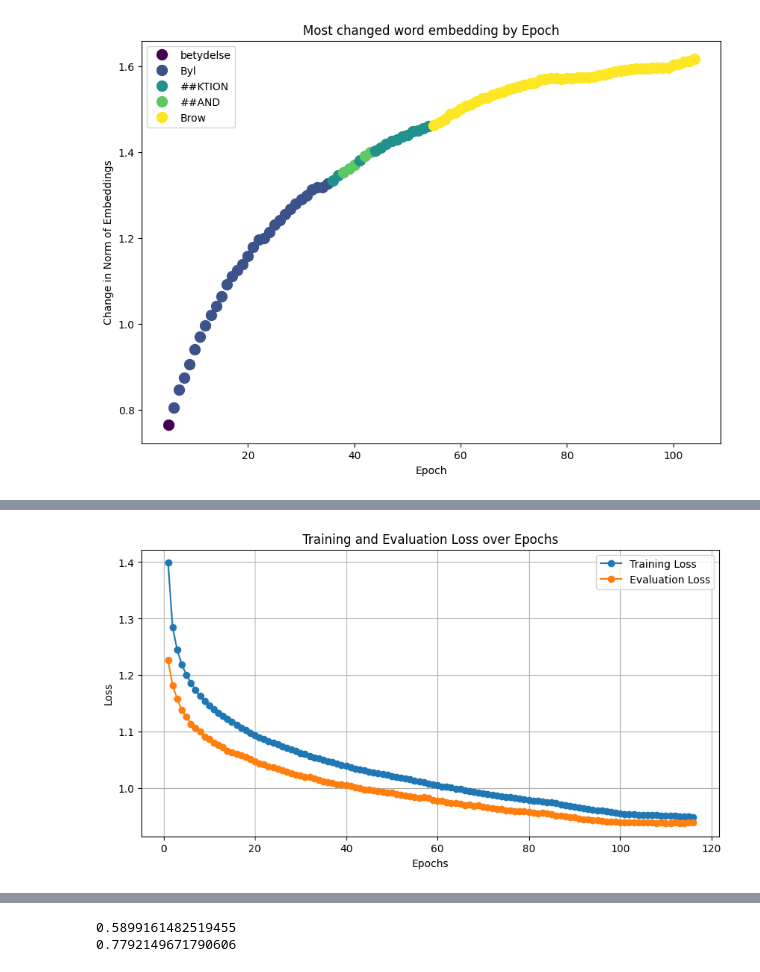
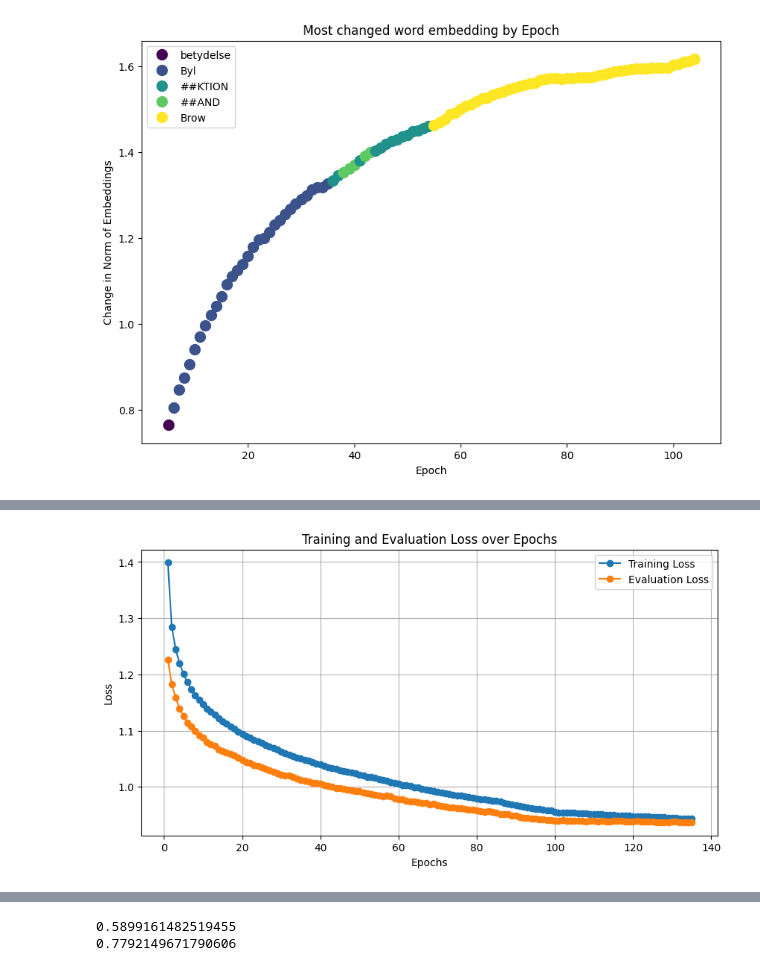
Before and after one commit to swerik-project/pretraining_plm, a Jupyter notebook: finetuning.ipynb, the cells around one changed output, grey strips where cells are left out. Saved outputs shown, nothing was run; the diff lists cells and outputs as text; code cells hidden in the pictures.

```diff
--- a/finetuning.ipynb
+++ b/finetuning.ipynb
@@ -364,38 +364,38 @@ import matplotlib.pyplot as plt
 with open("finetuning/finetuning_hugging_whitespace-finetuned-imdb/checkpoint-5667750/trainer_state.json",'r') as file :
     data_prev=json.load(file)
 
-with open("finetuning_hugging_whitespace_bis-finetuned-imdb/checkpoint-973250/trainer_state.json", 'r') as file:
+with open("finetuning_hugging_whitespace_bis-finetuned-imdb/checkpoint-2061000/trainer_state.json", 'r') as file:
     data = json.load(file)
 
 train_loss = []
 eval_loss = []
 epoch_train = []
 epoch_test=[]
 
 for entry in data_prev['log_history']:
     if 'loss' in entry:
         train_loss.append(entry['loss'])
         epoch_train.append((entry['epoch']))
     elif 'eval_loss' in entry:
         eval_loss.append(entry['eval_loss'])
         epoch_test.append((entry['epoch']))
 
 for entry in data['log_history']:
     if 'loss' in entry:
         train_loss.append(entry['loss'])
         epoch_train.append((entry['epoch']))
     elif 'eval_loss' in entry:
         eval_loss.append(entry['eval_loss'])
         epoch_test.append((entry['epoch']))
 
 plt.figure(figsize=(10, 5))
 plt.plot(epoch_train, train_loss, label='Training Loss', marker='o')
 plt.plot(epoch_test, eval_loss, label='Evaluation Loss', marker='o')
 plt.title('Training and Evaluation Loss over Epochs')
 plt.xlabel('Epochs')
 plt.ylabel('Loss')
 plt.legend()
 plt.grid(True)
 plt.show()
 # %% [output]
-[figure, old version]
+[figure, new version]
```
Also changed, not shown: parts of 8 cells of this notebook, 2 other files.
